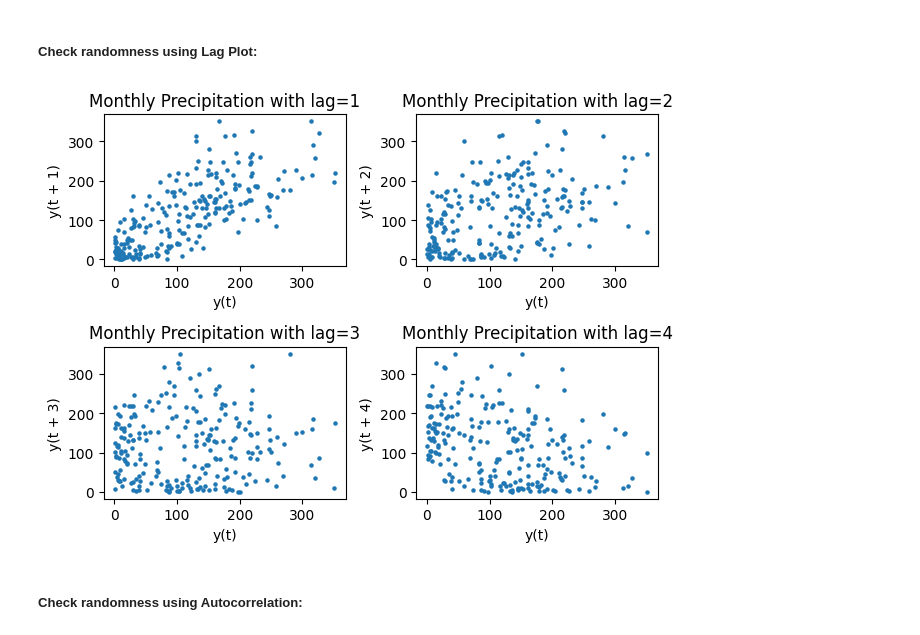
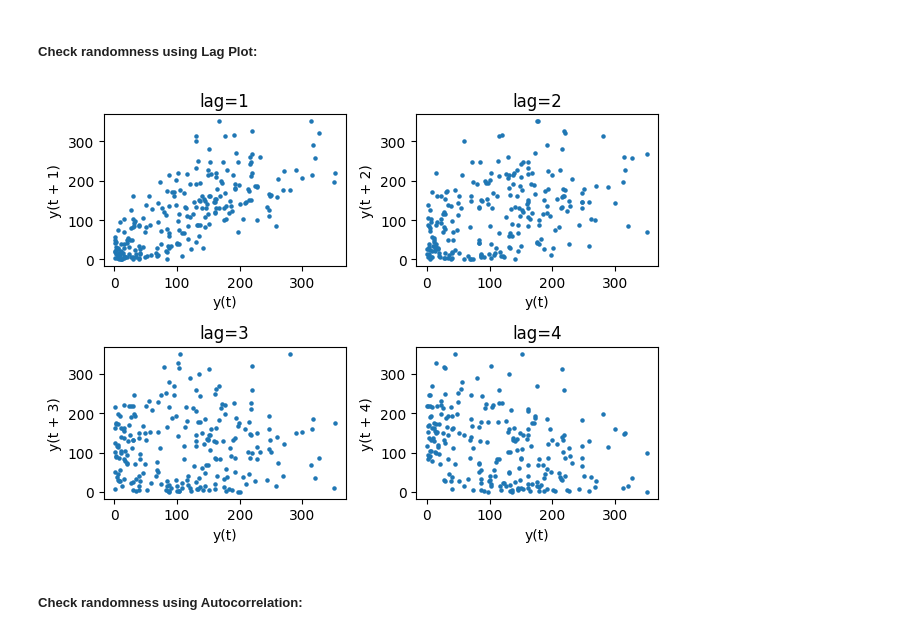
Before and after one commit to Kizza2014/time_series_climate_weather_surface_of_Brazil, a Jupyter notebook: analysis.ipynb, the cells around one changed output. Drawn from its saved outputs; the diff is of its cells as text; code cells hidden in the pictures.

```diff
--- a/analysis.ipynb
+++ b/analysis.ipynb
@@ -1,8 +18,7 @@
 # %%
-import pandas as pd
-
 data = pd.read_csv('prcp_monthly.csv')
 data['month'] = pd.to_datetime(data['month'])
+data.index = pd.date_range(start='2001-01-01', end='2020-12-31', freq='ME')
 data.head()
 # %% [output]
 |  | index | month | prcp |
@@ -67,31 +75,27 @@ plt.legend()
 # %% [markdown]
 ##### Check randomness using Lag Plot:
 # %%
-from pandas.plotting import lag_plot
-import matplotlib.pyplot as plt
-
-
 plt.subplot(2, 2, 1)
 lag_plot(data['prcp'], lag=1, s=5)
-plt.title('Monthly Precipitation with lag=1')
+plt.title('lag=1')
 
 plt.subplot(2, 2, 2)
 lag_plot(data['prcp'], lag=2, s=5)
-plt.title('Monthly Precipitation with lag=2')
+plt.title('lag=2')
 
 plt.subplot(2, 2, 3)
 lag_plot(data['prcp'], lag=3, s=5)
-plt.title('Monthly Precipitation with lag=3')
+plt.title('lag=3')
 
 plt.subplot(2, 2, 4)
 lag_plot(data['prcp'], lag=4, s=5)
-plt.title('Monthly Precipitation with lag=4')
+plt.title('lag=4')
 
 plt.tight_layout()
 # plt.savefig('stationary_check/lag_plot.png')
 plt.show()
 # %% [output]
-[figure, old version]
+[figure, new version]
 # %% [markdown]
 ##### Check randomness using Autocorrelation:
 # %%
```
Also changed, not shown: parts of 13 cells of this notebook, 6 other files.
